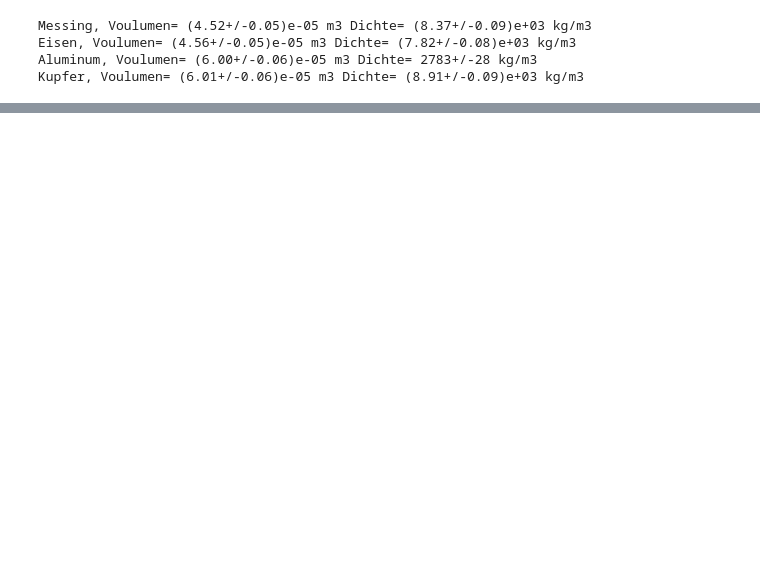
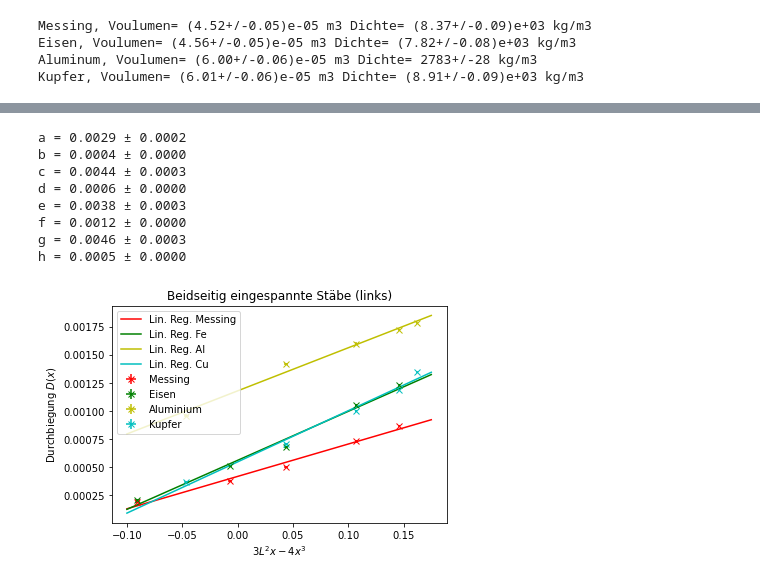
Before and after one commit to JackDO1998/Praktikum, a Jupyter notebook: BiegungElastischerStaebe/staebe.ipynb, the cells around one changed output, grey strips where cells are left out. Saved outputs shown, nothing was run; the diff lists cells and outputs as text; code cells hidden in the pictures; blank space fills up the shorter version.

```diff
--- a/BiegungElastischerStaebe/staebe.ipynb
+++ b/BiegungElastischerStaebe/staebe.ipynb
@@ -31,10 +31,10 @@ yrar=np.genfromtxt('Aluminium.txt', usecols=(5))
 
 xkr=np.genfromtxt('Kupfer.txt', usecols=(0))
 ykr=np.genfromtxt('Kupfer.txt', usecols=(1))
-xlkr=np.genfromtxt('Kupfer.txt', usecols=(0))
-ylkr=np.genfromtxt('Kupfer.txt', usecols=(1))
-xrkr=np.genfromtxt('Kupfer.txt', usecols=(0))
-yrkr=np.genfromtxt('Kupfer.txt', usecols=(1))
+xlkr=np.genfromtxt('Kupfer.txt', usecols=(2))
+ylkr=np.genfromtxt('Kupfer.txt', usecols=(3))
+xrkr=np.genfromtxt('Kupfer.txt', usecols=(4))
+yrkr=np.genfromtxt('Kupfer.txt', usecols=(5))
 
 #Stablängen
 Lm=ufloat(0.575,0.001)
@@ -54,6 +54,12 @@ de=ufloat(0.01,0.00005)
 
 #Seiten
 aa=ufloat(0.01,0.00005)
+ak=ufloat(0.01,0.00005)
+
+#angehängte Massen
+masse1=ufloat(0.453,0.0001) # Bei einseitiger Einspannung
+masse2=ufloat(2.859,0.0001) # Bei beidseitig Messing
+masse3=ufloat(4.298,0.0001) # Bei beidseitig Eisen, Alu, Kupfer
 # %%
 #Daten in Form bringen
 #y Daten im meter umrechnen
@@ -139,0 +382,48 @@ Kupfer, Voulumen= (6.01+/-0.06)e-05 m3 Dichte= (8.91+/-0.09)e+03 kg/m3
+# %%
+x_plot2 = np.linspace(-0.1, 0.175)
+params5, covariance_matrix5 = np.polyfit(xdmn1, ydmn1, deg=1, cov=True)
+errors5 = np.sqrt(np.diag(covariance_matrix5))
+for name, value, error in zip('ab', params5, errors5):
+    print(f'{name} = {value:.4f} ± {error:.4f}')
+
+params6, covariance_matrix6 = np.polyfit(xden1, yden1, deg=1, cov=True)
+errors6 = np.sqrt(np.diag(covariance_matrix6))
+for name, value, error in zip('cd', params6, errors6):
+    print(f'{name} = {value:.4f} ± {error:.4f}')
+
+params7, covariance_matrix7 = np.polyfit(xdan1, ydan1, deg=1, cov=True)
+errors7 = np.sqrt(np.diag(covariance_matrix7))
+for name, value, error in zip('ef', params7, errors7):
+    print(f'{name} = {value:.4f} ± {error:.4f}')
+
+params8, covariance_matrix8 = np.polyfit(xdkn1, ydkn1, deg=1, cov=True)
+errors8 = np.sqrt(np.diag(covariance_matrix8))
+for name, value, error in zip('gh', params8, errors8):
+    print(f'{name} = {value:.4f} ± {error:.4f}')
+
+
+plt.errorbar(xdmn1 , ydmn1 , xerr=xdms1, yerr=ydms1, fmt='rx',label='Messing')
+plt.errorbar(xden1 , yden1 , xerr=xdes1, yerr=ydes1, fmt='gx',label='Eisen')
+plt.errorbar(xdan1 , ydan1 , xerr=xdas1, yerr=ydas1, fmt='yx',label='Aluminium')
+plt.errorbar(xdkn1 , ydkn1 , xerr=xdks1, yerr=ydks1, fmt='cx',label='Kupfer')
+
+plt.plot(x_plot2,params5[0] * x_plot2 + params5[1],'r-', label='Lin. Reg. Messing')
+plt.plot(x_plot2,params6[0] * x_plot2 + params6[1],'g-', label='Lin. Reg. Fe')
+plt.plot(x_plot2,params7[0] * x_plot2 + params7[1],'y-', label='Lin. Reg. Al')
+plt.plot(x_plot2,params8[0] * x_plot2 + params8[1],'c-', label='Lin. Reg. Cu')
+
+plt.title('Beidseitig eingespannte Stäbe (links)')
+plt.xlabel('$3L^2x-4x^3$')
+plt.ylabel('Durchbiegung $D(x)$')
+plt.legend(loc='best')
+plt.savefig('beidseitig1.pdf')
+# %% [output]
+a = 0.0029 ± 0.0002
+b = 0.0004 ± 0.0000
+c = 0.0044 ± 0.0003
+d = 0.0006 ± 0.0000
+e = 0.0038 ± 0.0003
+f = 0.0012 ± 0.0000
+g = 0.0046 ± 0.0003
+h = 0.0005 ± 0.0000
+[figure, added]
```
Also changed, not shown: parts of 6 cells of this notebook, 22 other files.
